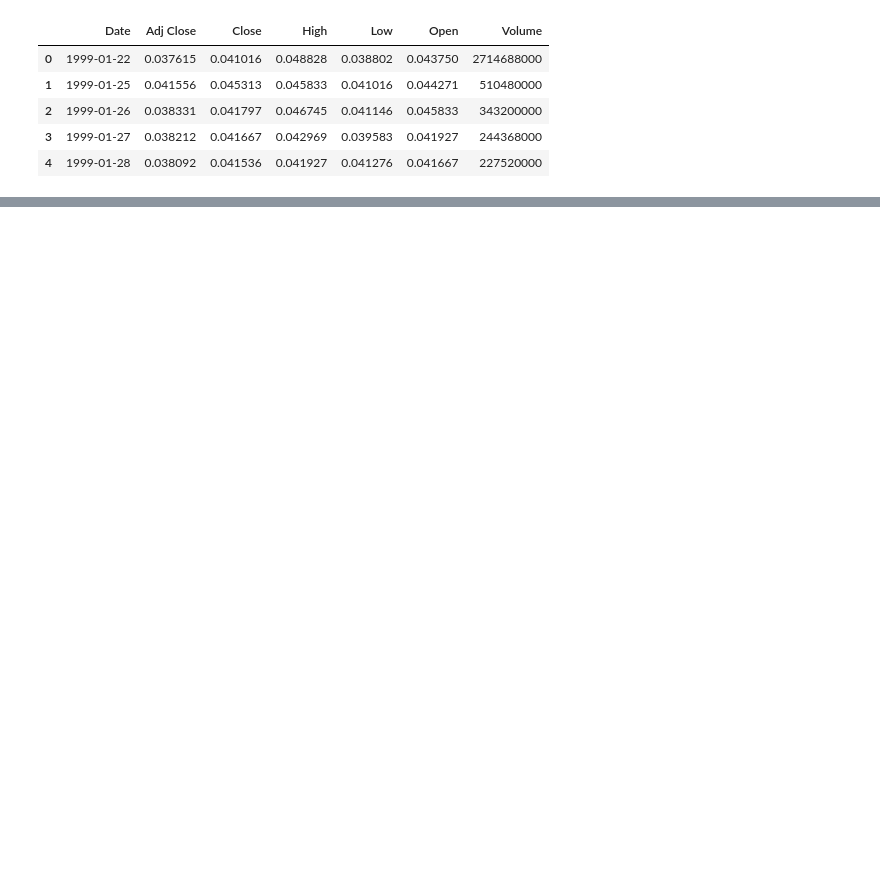
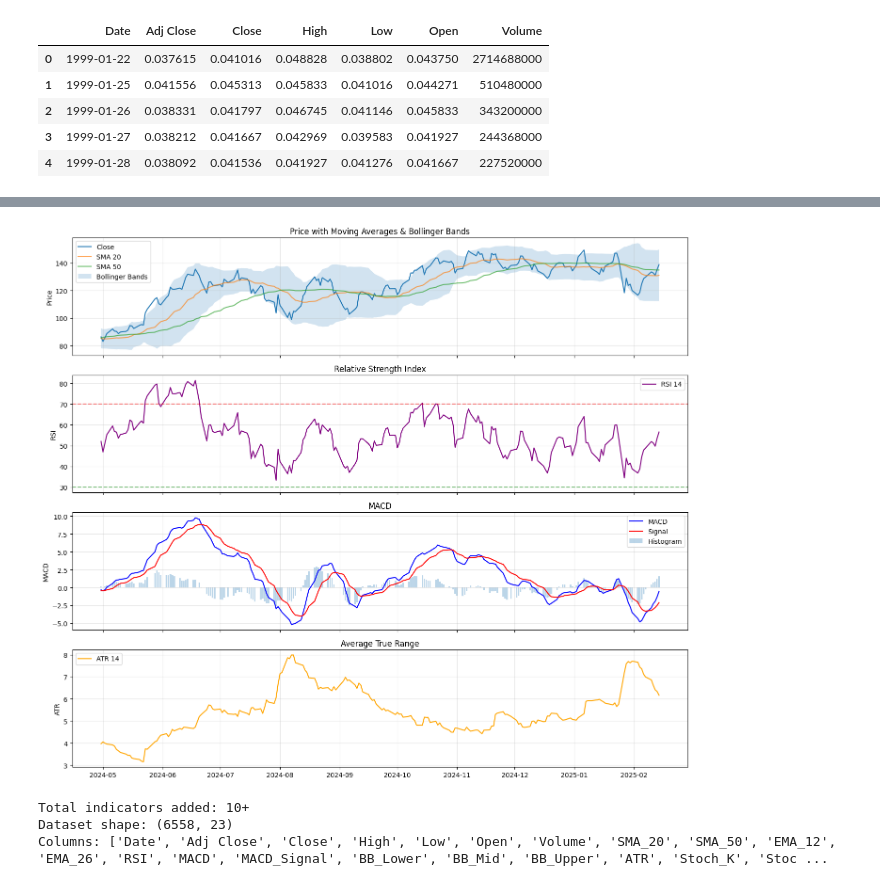
Before and after one commit to dansil2301/BasicStockPricePrediction, a Jupyter notebook: StockPricePrediction.ipynb, the cells around one changed output, grey strips where cells are left out. Saved outputs shown, nothing was run; the diff lists cells and outputs as text; code cells hidden in the pictures; blank space fills up the shorter version.

Commit message:
feat: add indicators to the dataset

```diff
--- a/StockPricePrediction.ipynb
+++ b/StockPricePrediction.ipynb
@@ -38,0 +46,6 @@ raw_data.head()
+# %%
+# compute date range
+raw_data['Date'] = pd.to_datetime(raw_data['Date'])
+min_date = raw_data['Date'].min()
+max_date = raw_data['Date'].max()
+print("Date range:", min_date.date(), "to", max_date.date())
@@ -38,0 +146,74 @@ raw_data.head()
+# %%
+import matplotlib.pyplot as plt
+
+plot_data = raw_data.tail(200)  # choose period
+
+fig, axes = plt.subplots(4, 1, figsize=(14, 12), sharex=True)
+
+# Price with SMAs and Bollinger Bands
+axes[0].plot(plot_data['Date'], plot_data['Close'], label='Close', linewidth=1.5)
+axes[0].plot(plot_data['Date'], plot_data['SMA_20'], label='SMA 20', alpha=0.7)
+axes[0].plot(plot_data['Date'], plot_data['SMA_50'], label='SMA 50', alpha=0.7)
+
+axes[0].fill_between(
+    plot_data['Date'],
+    plot_data['BB_Upper'],
+    plot_data['BB_Lower'],
+    alpha=0.2,
+    label='Bollinger Bands'
+)
+
+axes[0].set_ylabel('Price')
+axes[0].set_title('Price with Moving Averages & Bollinger Bands')
+axes[0].legend()
+axes[0].grid(True, alpha=0.3)
+
+
+# RSI
+axes[1].plot(plot_data['Date'], plot_data['RSI'], label='RSI 14', color='purple')
+axes[1].axhline(70, color='r', linestyle='--', alpha=0.5)
+axes[1].axhline(30, color='g', linestyle='--', alpha=0.5)
+
+axes[1].set_ylabel('RSI')
+axes[1].set_title('Relative Strength Index')
+axes[1].legend()
+axes[1].grid(True, alpha=0.3)
+
+
+# MACD
+axes[2].plot(plot_data['Date'], plot_data['MACD'], label='MACD', color='blue')
+axes[2].plot(plot_data['Date'], plot_data['MACD_Signal'], label='Signal', color='red')
+
+axes[2].bar(
+    plot_data['Date'],
+    plot_data['MACD'] - plot_data['MACD_Signal'],
+    label='Histogram',
+    alpha=0.3
+)
+
+axes[2].set_ylabel('MACD')
+axes[2].set_title('MACD')
+axes[2].legend()
+axes[2].grid(True, alpha=0.3)
+
+
+# ATR
+axes[3].plot(plot_data['Date'], plot_data['ATR'], label='ATR 14', color='orange')
+
+axes[3].set_ylabel('ATR')
+axes[3].set_title('Average True Range')
+axes[3].legend()
+axes[3].grid(True, alpha=0.3)
+
+plt.tight_layout()
+plt.show()
+
+
+print(f"Total indicators added: 10+")
+print(f"Dataset shape: {raw_data.shape}")
+print(f"Columns: {raw_data.columns.tolist()}")
+# %% [output]
+[figure, added]
+Total indicators added: 10+
+Dataset shape: (6558, 23)
+Columns: ['Date', 'Adj Close', 'Close', 'High', 'Low', 'Open', 'Volume', 'SMA_20', 'SMA_50', 'EMA_12', 'EMA_26', 'RSI', 'MACD', 'MACD_Signal', 'BB_Lower', 'BB_Mid', 'BB_Upper', 'ATR', 'Stoch_K', 'Stoc ...
```
Also changed, not shown: parts of 8 cells of this notebook, 1 other file.
